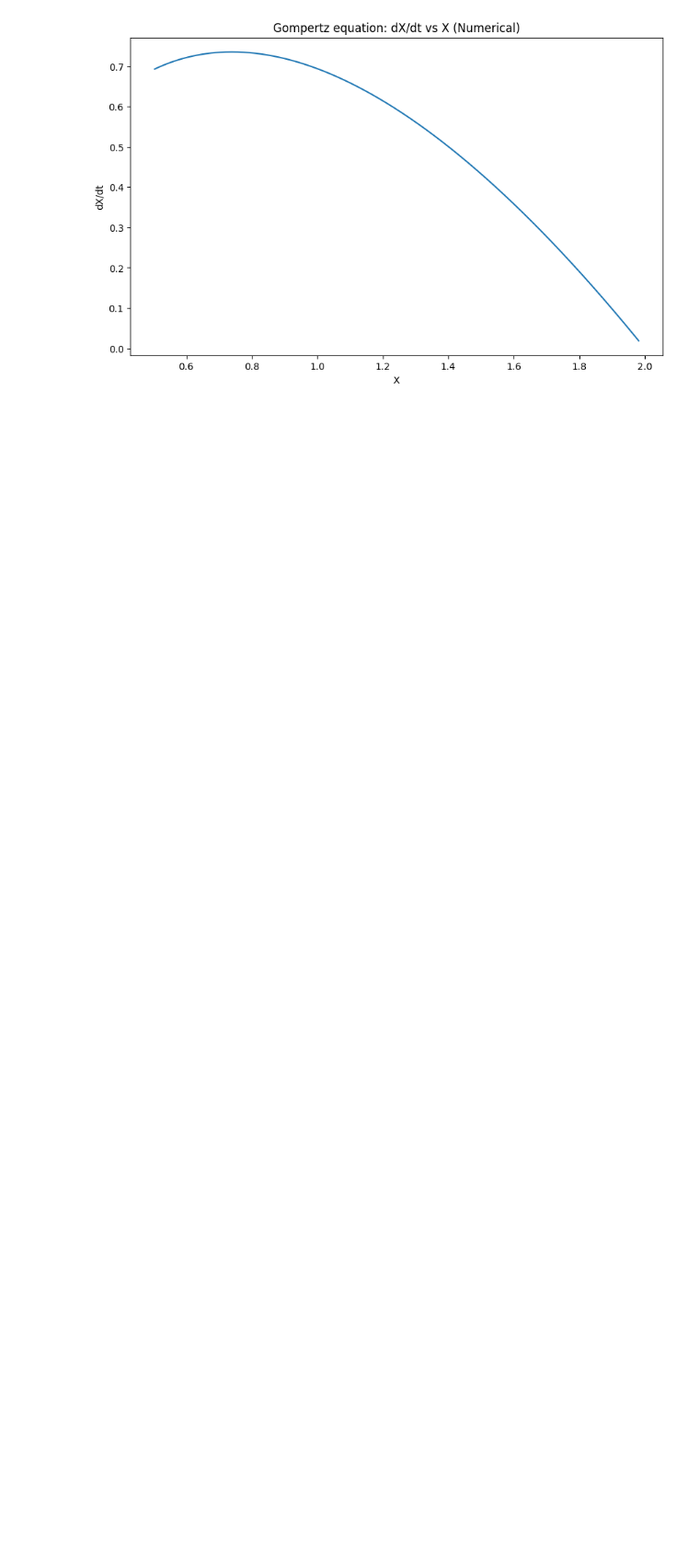
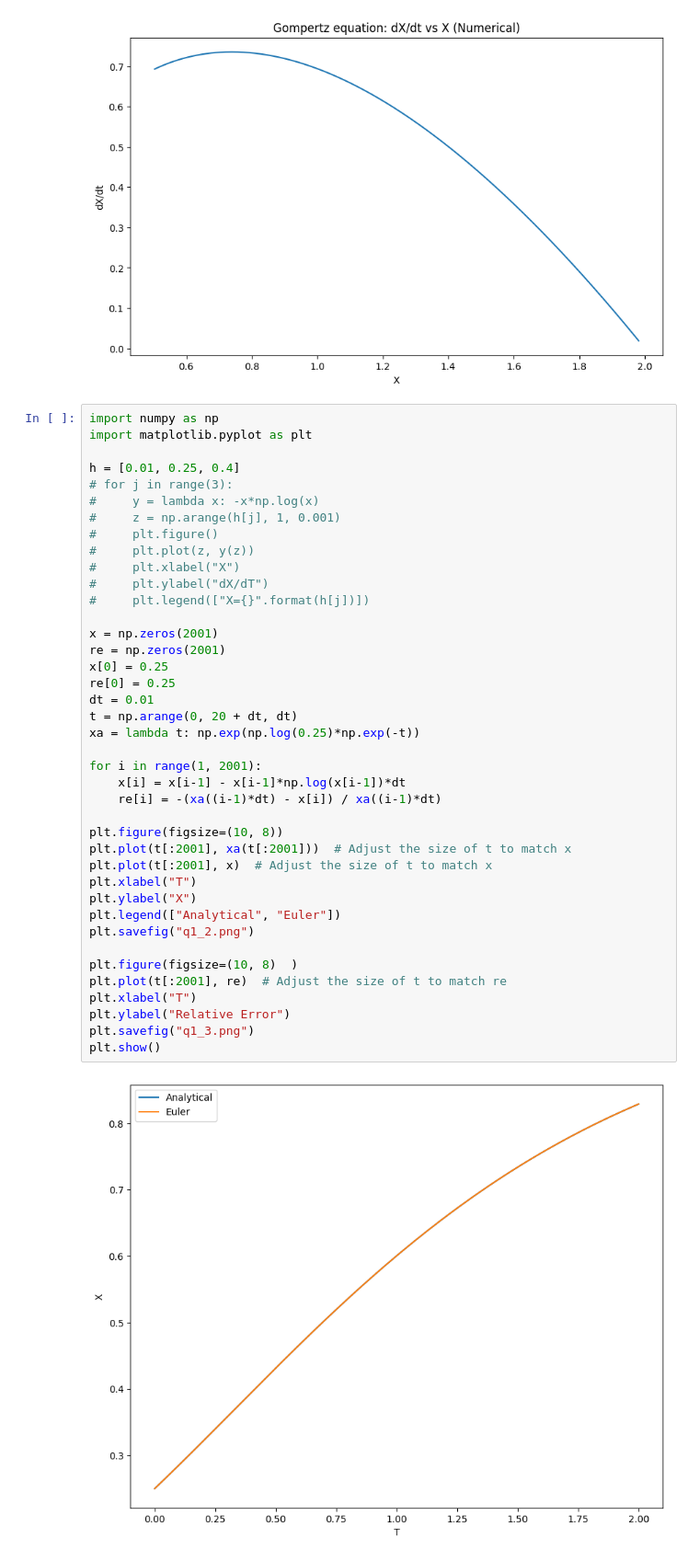
Before and after one commit to akshaTec/AKSum_CS_302, a Jupyter notebook: Lab4/q1.ipynb, the cells around one changed output. Shown: that part at 92% size. Saved outputs shown, nothing was run; the diff lists cells and outputs as text; blank space fills up the shorter version.

```diff
--- a/Lab4/q1.ipynb
+++ b/Lab4/q1.ipynb
@@ -203,3 +203,45 @@ plt.title("Gompertz equation: dX/dt vs X (Numerical)")
 plt.show()
 # %% [output]
 [figure]
+# %%
+import numpy as np
+import matplotlib.pyplot as plt
+
+h = [0.01, 0.25, 0.4]
+# for j in range(3):
+#     y = lambda x: -x*np.log(x)
+#     z = np.arange(h[j], 1, 0.001)
+#     plt.figure()
+#     plt.plot(z, y(z))
+#     plt.xlabel("X")
+#     plt.ylabel("dX/dT")
+#     plt.legend(["X={}".format(h[j])])
+
+x = np.zeros(2001)
+re = np.zeros(2001)
+x[0] = 0.25
+re[0] = 0.25
+dt = 0.01
+t = np.arange(0, 20 + dt, dt)
+xa = lambda t: np.exp(np.log(0.25)*np.exp(-t))
+
+for i in range(1, 2001):
+    x[i] = x[i-1] - x[i-1]*np.log(x[i-1])*dt
+    re[i] = -(xa((i-1)*dt) - x[i]) / xa((i-1)*dt)
+
+plt.figure(figsize=(10, 8))
+plt.plot(t[:2001], xa(t[:2001]))  # Adjust the size of t to match x
+plt.plot(t[:2001], x)  # Adjust the size of t to match x
+plt.xlabel("T")
+plt.ylabel("X")
+plt.legend(["Analytical", "Euler"])
+plt.savefig("q1_2.png")
+
+plt.figure(figsize=(10, 8)  )
+plt.plot(t[:2001], re)  # Adjust the size of t to match re
+plt.xlabel("T")
+plt.ylabel("Relative Error")
+plt.savefig("q1_3.png")
+plt.show()
+# %% [output]
+[figure, added]
```
Also changed, not shown: parts of 1 cell of this notebook, 7 other files.
